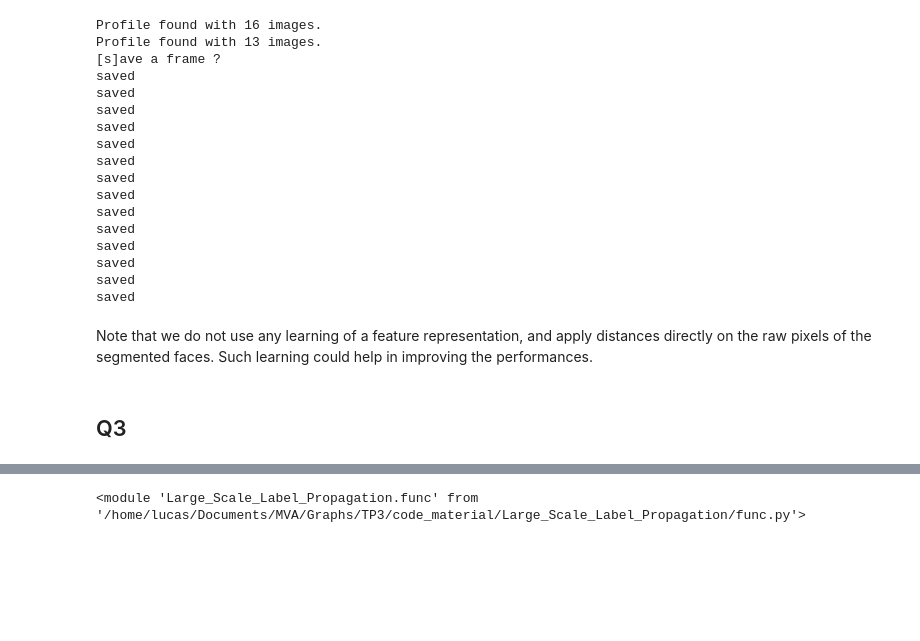
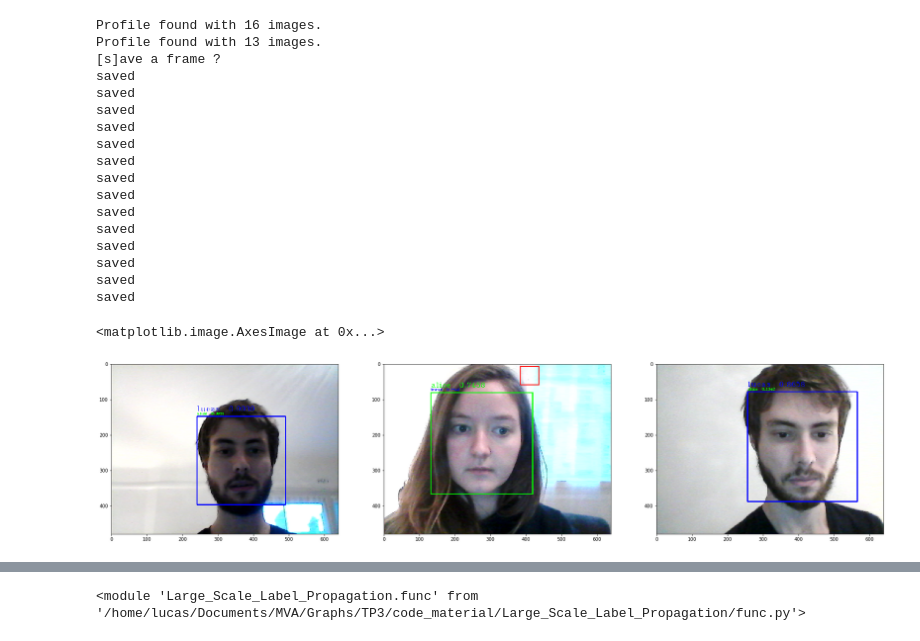
Before and after one commit to lgerrets/graphsml18-hw3, a Jupyter notebook: code_material/Report.ipynb, the cells around one changed output, grey strips where cells are left out. Saved outputs shown, nothing was run; the diff lists cells and outputs as text; code cells hidden in the pictures; blank space fills up the shorter version.

```diff
--- a/code_material/Report.ipynb
+++ b/code_material/Report.ipynb
@@ -45,7 +68,20 @@ saved
 saved
 saved
 saved
-# %% [markdown]
-Note that we do not use any learning of a feature representation, and apply distances directly on the raw pixels of the segmented faces. Such learning could help in improving the performances.
-# %% [markdown]
-## Q3
+# %%
+plt.figure(figsize=(30,30))
+
+plt.subplot(1,3,1)
+im = Image.open('experiments/261220181700/frame_45.png')
+plt.imshow(im)
+
+plt.subplot(1,3,2)
+im = Image.open('experiments/261220181700/frame_94.png')
+plt.imshow(im)
+
+plt.subplot(1,3,3)
+im = Image.open('experiments/261220181700/frame_376.png')
+plt.imshow(im)
+# %% [output]
+<matplotlib.image.AxesImage at 0x...>
+[figure, added]
```
Also changed, not shown: parts of 13 cells of this notebook, 3 other files.
